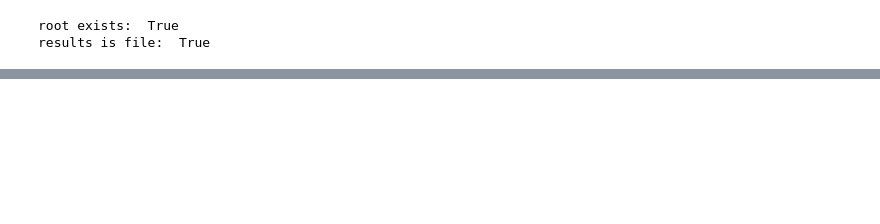
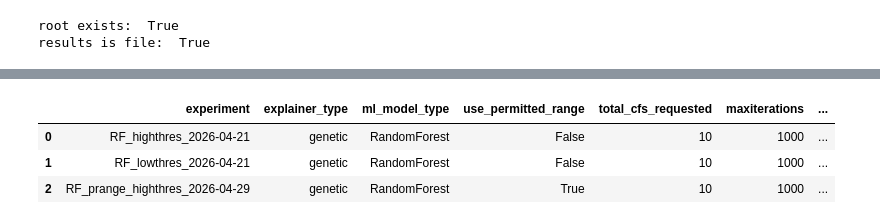
Before and after one commit to Dyretna/cf_bench, a Jupyter notebook: notebooks/analysis/gen_1_results.ipynb, the cells around one changed output, grey strips where cells are left out. Drawn from its saved outputs; the diff is of its cells as text; code cells hidden in the pictures; blank space fills up the shorter version.

```diff
--- a/notebooks/analysis/gen_1_results.ipynb
+++ b/notebooks/analysis/gen_1_results.ipynb
@@ -164,33 +58,0 @@ ax.set_xticks([500, 1000, 2000, 5000, 10000])
-# %%
-import numpy as np
-import pandas as pd
-import seaborn as sns
-import matplotlib.pyplot as plt
-
-sns.set_theme(style="ticks")
-
-# Create a dataset with many short random walks
-rs = np.random.RandomState(4)
-pos = rs.randint(-1, 2, (20, 5)).cumsum(axis=1)
-pos -= pos[:, 0, np.newaxis]
-step = np.tile(range(5), 20)
-walk = np.repeat(range(20), 5)
-df = pd.DataFrame(np.c_[pos.flat, step, walk],
-                  columns=["position", "step", "walk"])
-
-# Initialize a grid of plots with an Axes for each walk
-grid = sns.FacetGrid(df, col="walk", hue="walk", palette="tab20c",
-                     col_wrap=4, height=1.5)
-
-# Draw a horizontal line to show the starting point
-grid.refline(y=0, linestyle=":")
-
-# Draw a line plot to show the trajectory of each random walk
-grid.map(plt.plot, "step", "position", marker="o")
-
-# Adjust the tick positions and labels
-grid.set(xticks=np.arange(5), yticks=[-3, 3],
-         xlim=(-.5, 4.5), ylim=(-3.5, 3.5))
-
-# Adjust the arrangement of the plots
-grid.fig.tight_layout(w_pad=1)
@@ -198,0 +59,7 @@ grid.fig.tight_layout(w_pad=1)
+# %%
+df.head(3)
+# %% [output]
+|  | experiment | explainer_type | ml_model_type | use_permitted_range | total_cfs_requested | maxiterations | ... |
+| 0 | RF_highthres_2026-04-21 | genetic | RandomForest | False | 10 | 1000 | ... |
+| 1 | RF_lowthres_2026-04-21 | genetic | RandomForest | False | 10 | 1000 | ... |
+| 2 | RF_prange_highthres_2026-04-29 | genetic | RandomForest | True | 10 | 1000 | ... |
```
Also changed, not shown: parts of 22 cells of this notebook, 5 other files.
